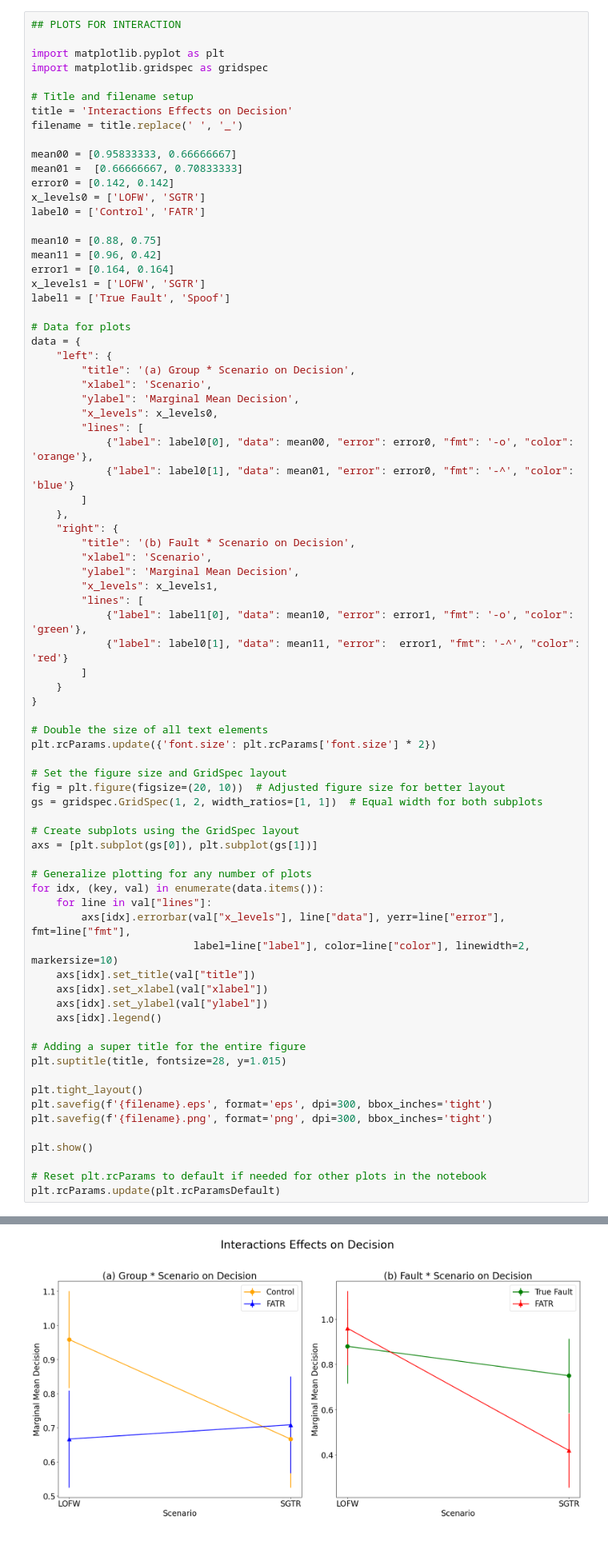
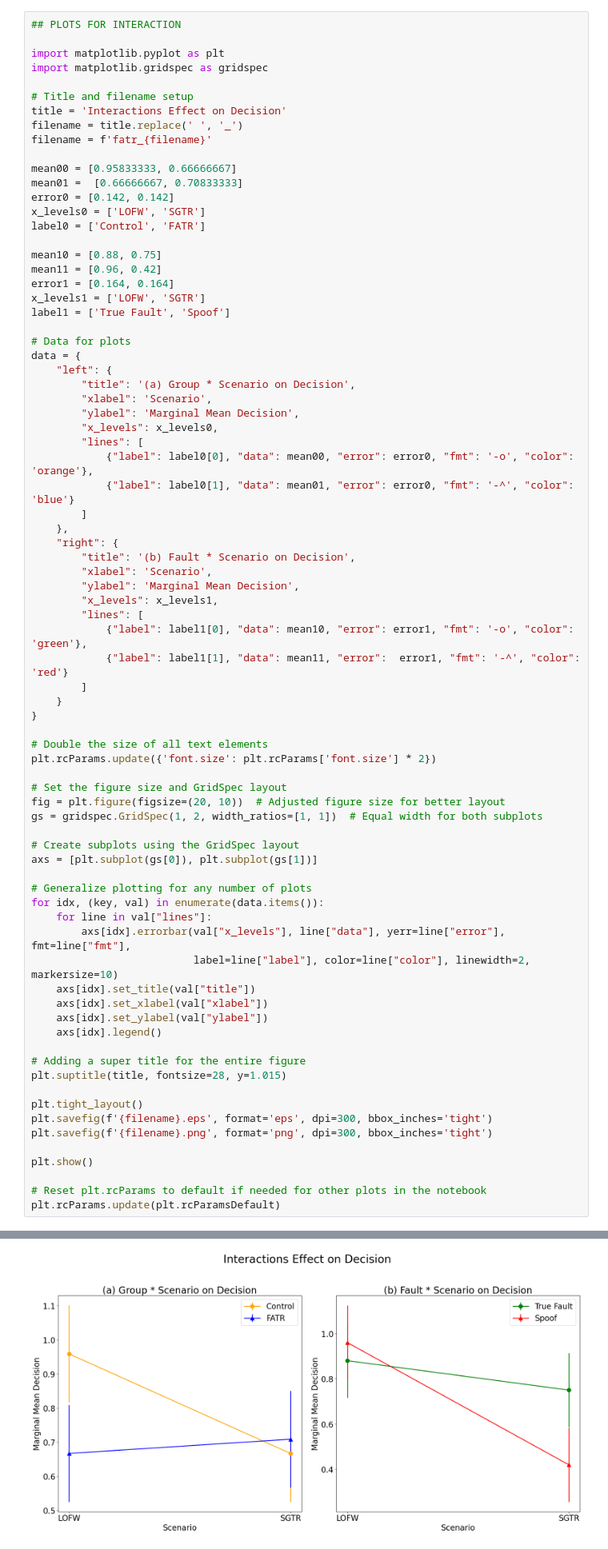
Before and after one commit to zethdubois/fatr, a Jupyter notebook: plot/plot_sample.ipynb, the cells around one changed output, grey strips where cells are left out. Shown at 80% size. Saved outputs shown, nothing was run; the diff lists cells and outputs as text.

```diff
--- a/plot/plot_sample.ipynb
+++ b/plot/plot_sample.ipynb
@@ -5,8 +5,9 @@ import matplotlib.pyplot as plt
 import matplotlib.gridspec as gridspec
 
 # Title and filename setup
-title = 'Interactions Effects on Decision'
+title = 'Interactions Effect on Decision'
 filename = title.replace(' ', '_')
+filename = f'fatr_{filename}'
 
 mean00 = [0.95833333, 0.66666667]
 mean01 =  [0.66666667, 0.70833333]
@@ -39,7 +40,7 @@ data = {
         "x_levels": x_levels1,
         "lines": [
             {"label": label1[0], "data": mean10, "error": error1, "fmt": '-o', "color": 'green'},
-            {"label": label0[1], "data": mean11, "error":  error1, "fmt": '-^', "color": 'red'}
+            {"label": label1[1], "data": mean11, "error":  error1, "fmt": '-^', "color": 'red'}
         ]
     }
 }
@@ -50,31 +51,31 @@ plt.rcParams.update({'font.size': plt.rcParams['font.size'] * 2})
 # Set the figure size and GridSpec layout
 fig = plt.figure(figsize=(20, 10))  # Adjusted figure size for better layout
 gs = gridspec.GridSpec(1, 2, width_ratios=[1, 1])  # Equal width for both subplots
 
 # Create subplots using the GridSpec layout
 axs = [plt.subplot(gs[0]), plt.subplot(gs[1])]
 
 # Generalize plotting for any number of plots
 for idx, (key, val) in enumerate(data.items()):
     for line in val["lines"]:
         axs[idx].errorbar(val["x_levels"], line["data"], yerr=line["error"], fmt=line["fmt"],
                           label=line["label"], color=line["color"], linewidth=2, markersize=10)
     axs[idx].set_title(val["title"])
     axs[idx].set_xlabel(val["xlabel"])
     axs[idx].set_ylabel(val["ylabel"])
     axs[idx].legend()
 
 # Adding a super title for the entire figure
 plt.suptitle(title, fontsize=28, y=1.015)
 
 plt.tight_layout()
 plt.savefig(f'{filename}.eps', format='eps', dpi=300, bbox_inches='tight')
 plt.savefig(f'{filename}.png', format='png', dpi=300, bbox_inches='tight')
 
 plt.show()
 
 # Reset plt.rcParams to default if needed for other plots in the notebook
 plt.rcParams.update(plt.rcParamsDefault)
 # %% [output]
 The PostScript backend does not support transparency; partially transparent artists will be rendered opaque.
-[figure, old version]
+[figure, new version]
```
Also changed, not shown: parts of 7 cells of this notebook, 18 other files.
